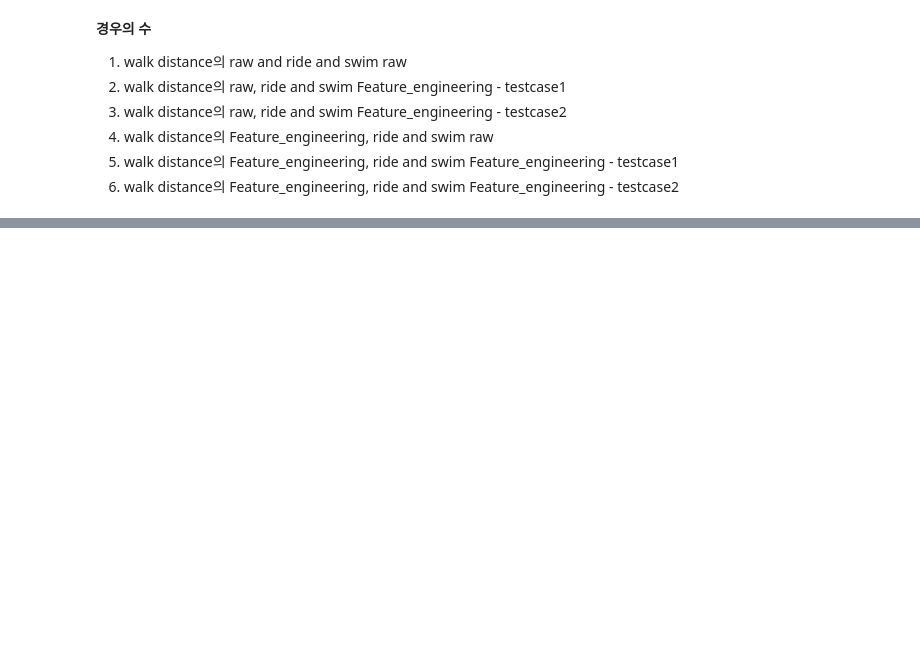
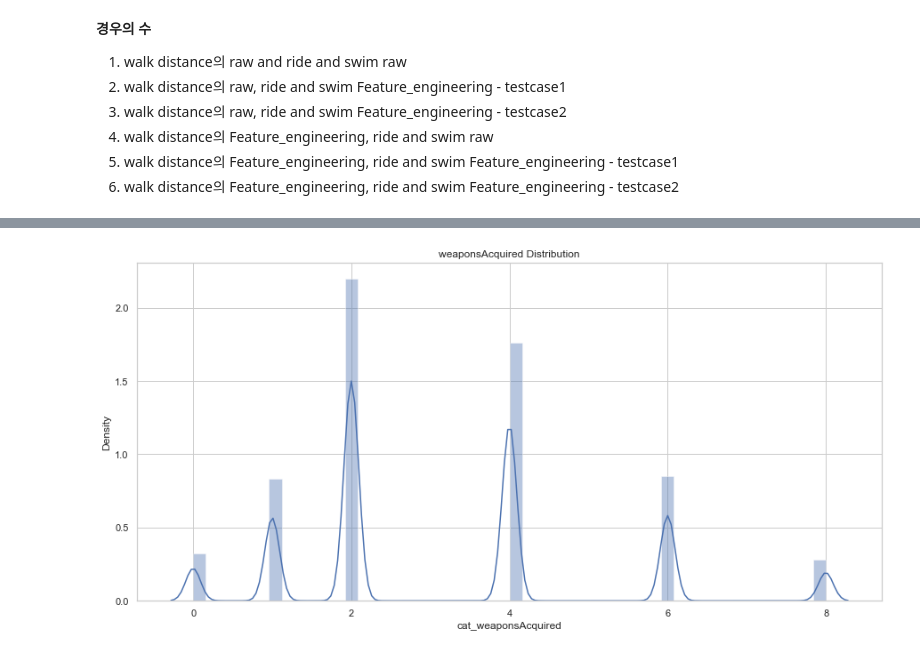
Before and after one commit to HalfMoon1008/PUBG_ML_Project, a Jupyter notebook: 2nModeling_PUBG.ipynb, the cells around one changed output, grey strips where cells are left out. Drawn from its saved outputs; the diff is of its cells as text; code cells hidden in the pictures; blank space fills up the shorter version.

Commit message:
update Feature_engineering about all columns

```diff
--- a/2nModeling_PUBG.ipynb
+++ b/2nModeling_PUBG.ipynb
@@ -566,0 +635,25 @@ testdf = train.copy()
+# %%
+# weaponsAcquired
+
+# cat_vehicleDestroys 칼럼을 생성
+weapon['cat_weaponsAcquired'] = pd.NaT
+
+weapon.loc[weapon['weaponsAcquired'] == 0, 'cat_weaponsAcquired'] = 0
+weapon.loc[weapon['weaponsAcquired'] == 1, 'cat_weaponsAcquired'] = 1
+weapon.loc[(weapon['weaponsAcquired'] >= 2) & (weapon['weaponsAcquired'] <= 3), 'cat_weaponsAcquired'] = 2
+weapon.loc[(weapon['weaponsAcquired'] >= 4) & (weapon['weaponsAcquired'] <= 5), 'cat_weaponsAcquired'] = 4
+weapon.loc[(weapon['weaponsAcquired'] >= 6) & (weapon['weaponsAcquired'] <= 7), 'cat_weaponsAcquired'] = 6
+weapon.loc[(weapon['weaponsAcquired'] >= 8) & (weapon['weaponsAcquired'] <= 9), 'cat_weaponsAcquired'] = 8
+weapon.loc[weapon['weaponsAcquired'] >= 10, 'cat_weaponsAcquired'] = 10
+
+# destroy.drop(columns=['weaponsAcquired'])
+
+weapon['cat_weaponsAcquired'] = weapon['cat_weaponsAcquired'].astype(int)
+# %%
+weapon = weapon[weapon['cat_weaponsAcquired'] < train['weaponsAcquired'].quantile(0.99)]
+plt.figure(figsize=(15,7))
+plt.title("weaponsAcquired Distribution")
+sns.distplot(weapon['cat_weaponsAcquired'])
+plt.show()
+# %% [output]
+[figure, added]
```
Also changed, not shown: parts of 14 cells of this notebook, 1 other file.
